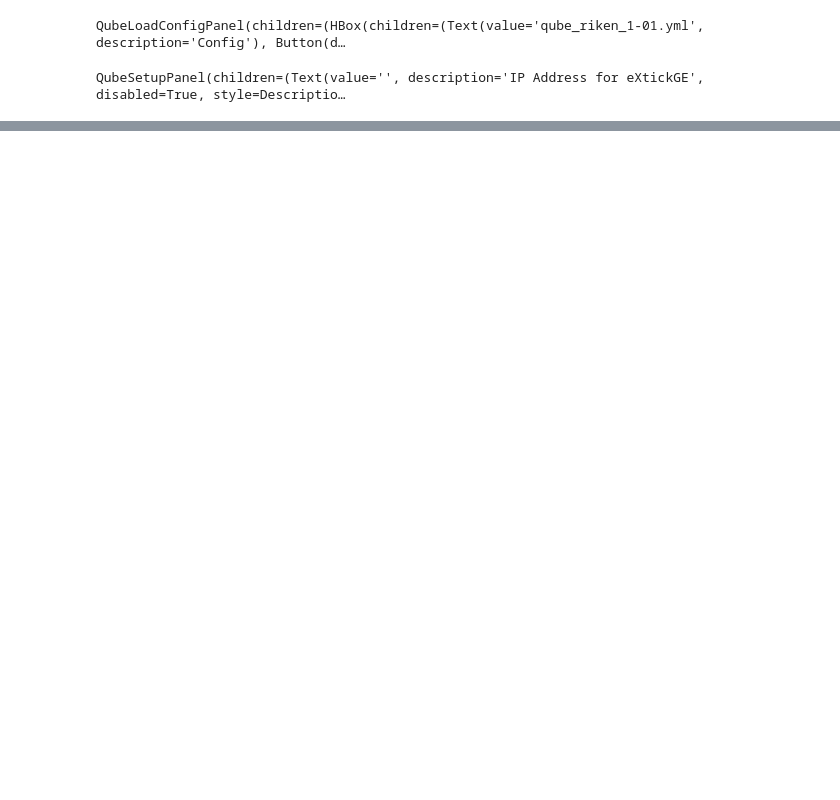
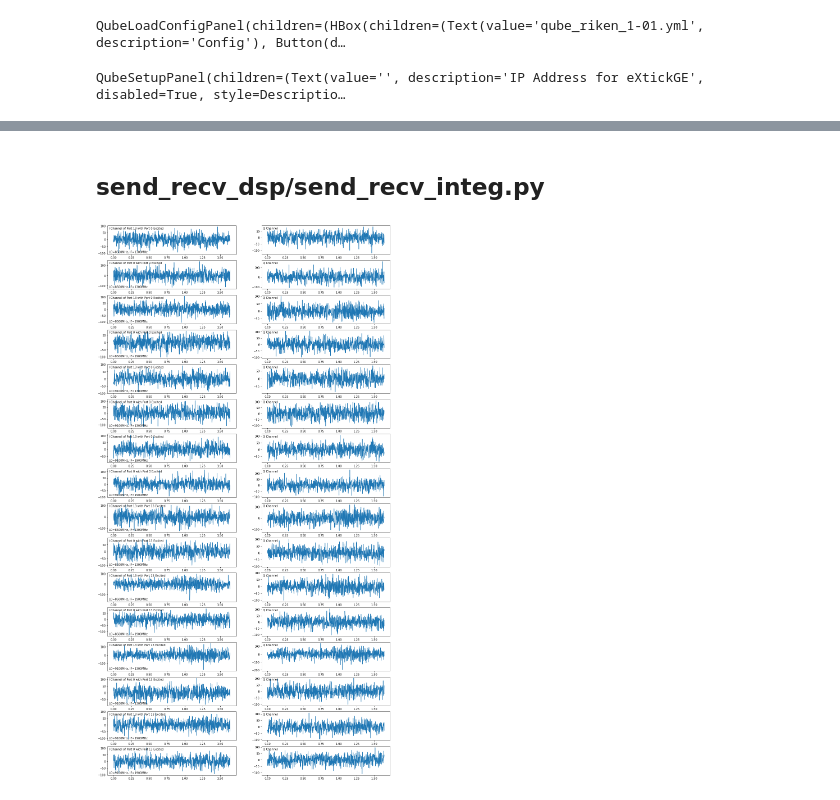
Before and after one commit to qiqb-osaka/qube-calib, a Jupyter notebook: SendRecv.ipynb, the cells around one changed output, grey strips where cells are left out. Cells and saved outputs as stored; diff of their text form; code cells hidden in the pictures; blank space fills up the shorter version.

Commit message:
add readin check notebook

```diff
--- a/SendRecv.ipynb
+++ b/SendRecv.ipynb
@@ -68,0 +102,79 @@ qc.set_vatt(port[PORT_ID].upconv.vatt, VATT)
+# %% [markdown]
+## send_recv_dsp/send_recv_integ.py
+# %%
+import e7awg_sw.examples.send_recv_dsp.send_recv_integ as sr
+from e7awg_sw.examples.send_recv_dsp.send_recv_integ import AWG, CaptureModule
+from collections import namedtuple
+import pickle
+
+qube = QUBE.qube
+port = qc.new_port_handler(qube)
+
+sr.IP_ADDR = QUBE.config['ipfpga']
+AWG_LIST = sr.awg_list(
+    ctrl_awg_0 = AWG.U0,
+    ctrl_awg_1 = AWG.U13,
+    readout_awg_0 = AWG.U2,
+    readout_awg_1 = AWG.U15
+)
+sr.AWG_LIST = AWG_LIST
+
+ctrl_wave_len = 100
+capture_modules = sr.CaptureModule.all()
+server_ip_addr = 'localhost'
+wparams = sr.wave_params(
+    num_wait_words = 0,
+    ctrl_freq = 100, # MHz
+    ctrl_wave_len = ctrl_wave_len, # ns
+    readout_freq = 100, # MHz,
+    readout_wave_len = 500, # ns,
+    readout_blank_len = 0.1, # ms
+    # num_chunk_repeats = 10000, # 積算回数
+    num_chunk_repeats = 1, # 積算回数
+)
+
+set_sideband_config(qube.adrf6780, qube_type='A')
+
+# # 9800, 10400, 11000
+#FL, FI = 8500, 1300
+#FL, FI = 8500, 1900
+#FL, FI = 9100, 1300
+#FL, FI = 9100, 1900
+
+VATT = 0xC00
+Rx = namedtuple('Rx', ('fl', 'fi', 'port', 'data'))
+rslt = []
+# PORT_ID = 13 # 0 or 13
+# FL, FI = 8500, 1300
+family_no, personal_id = QUBE.config_file_name.split('_')[2].split('.')[0].split('-')
+fname = 'Qube{}_{}_readin.pickle'.format(family_no, personal_id)
+try:
+    for PORT_ID in [0, 13]:
+        for FL, FI in ((8500, 1300), (8500, 1900), (9100, 1300), (9100, 1900)):
+            set_lo_nco(port[PORT_ID], FL, FI - 2.5)
+            [set_nco_ifadc(port[PORT_ID], FI - 2.5, i) for i in range(4)] # とりあえず全チャンネルを設定 ADC IF 設定
+            qc.set_vatt(port[PORT_ID].upconv.vatt, VATT)
+            rslt.append(Rx(fl = FL, fi = FI, port = PORT_ID, data = sendrecv(wparams, capture_modules, False, server_ip_addr)))
+            d = sendrecv(wparams, capture_modules, False, server_ip_addr)
+finally:
+    with open(fname, 'wb') as f:
+        pickle.dump(rslt, f)
+
+%matplotlib inline
+import numpy as np
+import matplotlib.pylab as plt
+
+f, axs = plt.subplots(16,2, figsize=(18,36))
+for i, d in enumerate(rslt):
+    ax = axs[2*i:,:]
+    myplot(ax, d.data)
+    for k in [0, 1]:
+        ax[k,0].text(0.01, 0.05, 'LO={}MHz, IF={}MHz'.format(d.fl, d.fi), transform=ax[k,0].transAxes)
+        ax[k,0].text(0.01, 0.95, 'I Channel of Port {} with Port {} Excited'.format(['13', '0'][k], d.port), verticalalignment='top', transform=ax[k,0].transAxes)
+        ax[k,1].text(0.01, 0.95, 'Q Channel', verticalalignment='top', transform=ax[k,1].transAxes)# o = [np.array(v) for k, v in d.items()]
+# time = np.linspace(0, 1e+6 * o[-1].shape[0] / SAMPLING_RATE, o[-1].shape[0], endpoint=False)
+# for i, v in enumerate(o[::4]):
+#     axs[i,0].plot(time, v[:,0])
+#     axs[i,1].plot(time, v[:,1])
+# %% [output]
+[figure, added]
```
Also changed, not shown: parts of 17 cells of this notebook, 31 other files.
